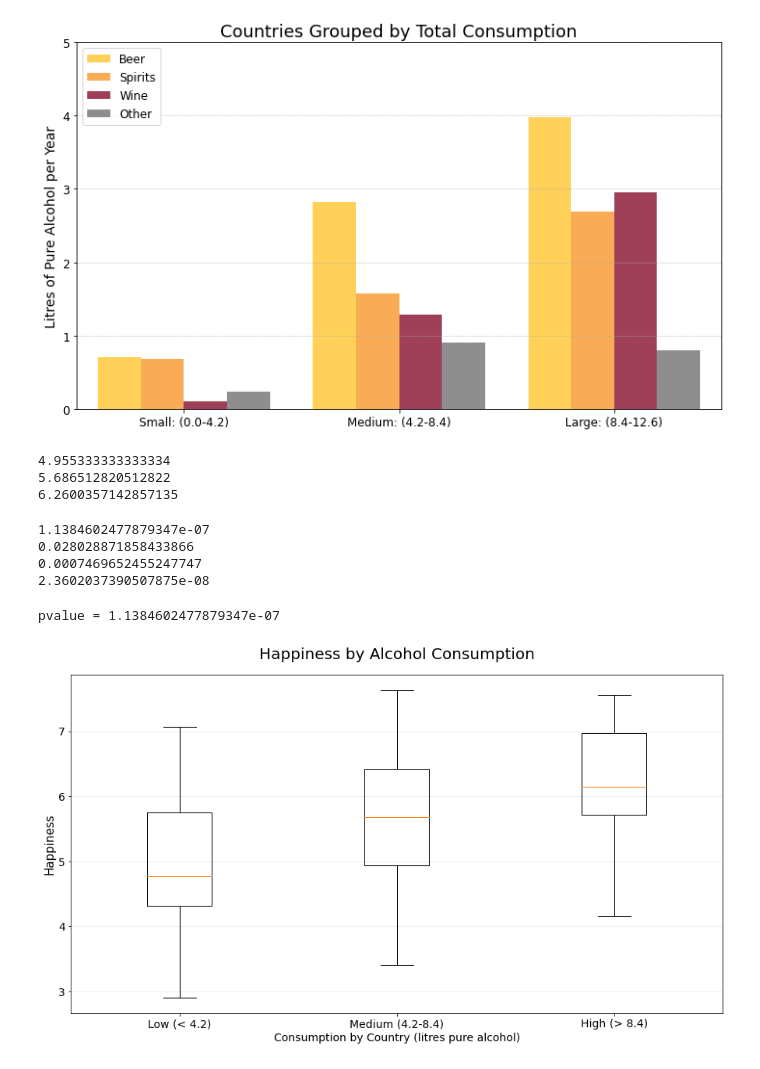
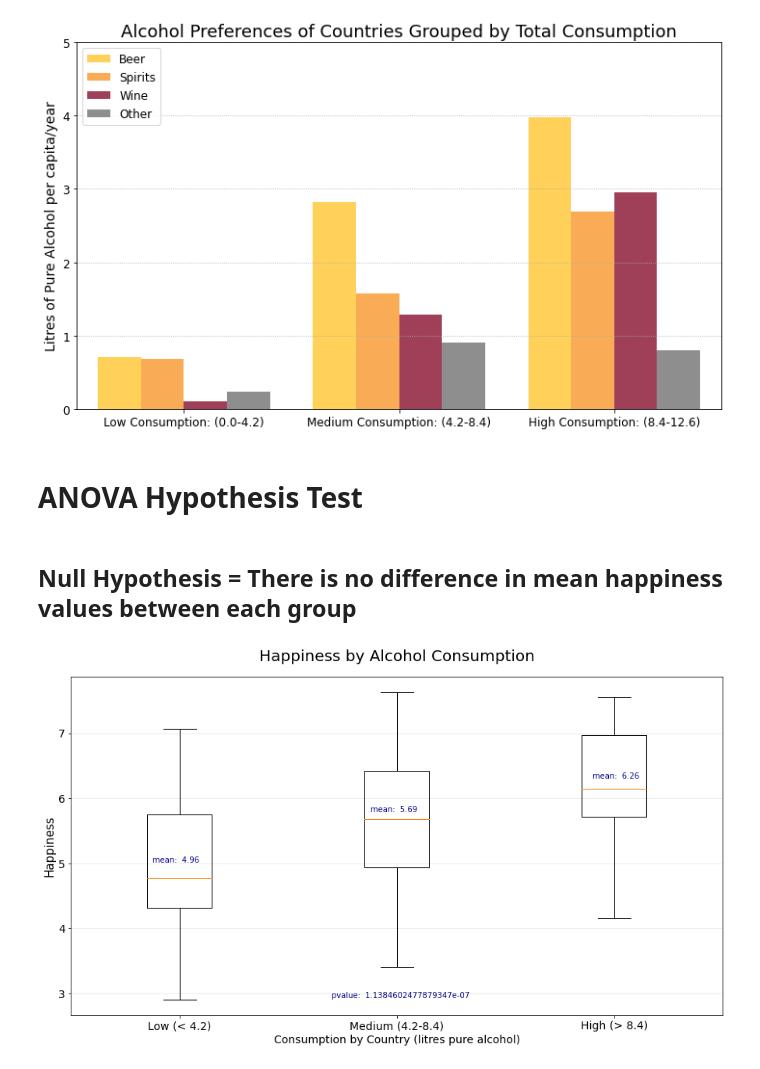
Before and after one commit to Steff-C/Project-1-Happiness-, a Jupyter notebook: Presentation Happiness vs Alcohol Consumption.ipynb, the cells around one changed output. Saved outputs shown, nothing was run; the diff lists cells and outputs as text; code cells hidden in the pictures.

```diff
--- a/Presentation Happiness vs Alcohol Consumption.ipynb
+++ b/Presentation Happiness vs Alcohol Consumption.ipynb
@@ -9,5 +20,8 @@ import seaborn as sns
 # %%
 # Load csv and preview
-final_results = pd.read_csv('output_data/alcohol_vs_happiness.csv')
+final_df = pd.read_csv('output_data/alcohol_vs_happiness.csv')
+#final_results = final_df.drop(columns=['Unnamed: 0']
+final_results = final_df[['Country', 'GDP (per capita PPP)', 'HDI', 'Life Expectancy',
+                          'Score', "All types", 'Beer', 'Spirits', 'Wine', 'Other']]
 final_results
 # %% [output]
@@ -160,9 +178,9 @@ bin_str_2 = str(all_types_min + (all_types_bin_increments * 2))
 bin_str_max = str(all_types_max)
 
 # create bin labels
-all_tyles_bin_labels = [f'Small: ({bin_str_min}-{bin_str_1})',
-                        f'Medium: ({bin_str_1}-{bin_str_2})',
-                        f'Large: ({bin_str_2}-{bin_str_max})']
+all_tyles_bin_labels = [f'Low Consumption: ({bin_str_min}-{bin_str_1})',
+                        f'Medium Consumption: ({bin_str_1}-{bin_str_2})',
+                        f'High Consumption: ({bin_str_2}-{bin_str_max})']
 print(all_tyles_bin_labels)
 
 # name bin and separate rows into bins
@@ -222,69 +244,60 @@ plt.bar([p + width for p in pos],
         alpha=0.75,
         color='#F78F1E',
         label=group_avg_df['Groups by Total Consumption'][1])
 
 plt.bar([p + width*2 for p in pos],
         group_avg_df['Average Wine'],
         width,
         alpha=0.75,
         color='#800020',
         label=group_avg_df['Groups by Total Consumption'][2])
 
 plt.bar([p + width*3 for p in pos],
         group_avg_df['Average Other'],
         width,
         alpha=0.75,
         color='#696969',
         label=group_avg_df['Groups by Total Consumption'][2])
 
 # format plot
-plt.ylabel('Litres of Pure Alcohol per Year', fontsize=14)
-plt.title('Countries Grouped by Total Consumption', fontsize=18)
+plt.ylabel('Litres of Pure Alcohol per capita/year', fontsize=14)
+plt.title('Alcohol Preferences of Countries Grouped by Total Consumption', fontsize=18)
 plt.xticks([p + 1.5 * width for p in pos])
 ax.set_xticklabels(group_avg_df['Groups by Total Consumption'], fontsize=12)
 plt.xlim(min(pos)-width, max(pos)+width*4)
 plt.tick_params(axis='y', which='major', labelsize=12)
 plt.ylim([0, 5])
 plt.legend(['Beer', 'Spirits', 'Wine', 'Other'], loc='upper left', fontsize=12)
 plt.grid(linestyle=':', axis='y')
 
 plt.savefig('output_data/groupedbar.png')
 plt.show()
 # %% [output]
-[figure, old version]
+[figure, new version]
+# %% [markdown]
+# ANOVA Hypothesis Test
+# %% [markdown]
+## Null Hypothesis = There is no difference in mean happiness values between each group
 # %%
+low_mean = low_alcohol["Score"].mean()
+med_mean = med_alcohol["Score"].mean()
+top_mean = top_alcohol["Score"].mean()
 low_alcohol = final_results.loc[final_results["All types"] < 4.2]
 med_alcohol = final_results.loc[final_results["All types"] >= 4.2]
 med_alcohol = med_alcohol.loc[med_alcohol["All types"] <= 8.4]
 top_alcohol = final_results.loc[final_results["All types"] > 8.4]
 
+all_anova = st.f_oneway(low_alcohol["Score"], med_alcohol["Score"], top_alcohol["Score"])
+all_pvalue = all_anova[1]
 
+med_top = st.f_oneway(med_alcohol["Score"], top_alcohol["Score"])
+med_top_pvalue = med_top[1]
 
-print(low_alcohol["Score"].mean())
-print(med_alcohol["Score"].mean())
-print(top_alcohol["Score"].mean())
+low_med = st.f_oneway(low_alcohol["Score"], med_alcohol["Score"])
+low_med_pvalue = low_med[1]
+
+low_top = st.f_oneway(low_alcohol["Score"], top_alcohol["Score"])
+low_top_pvalue = low_top[1]
-# %% [output]
-4.955333333333334
-5.686512820512822
-6.2600357142857135
-# %%
-all_anova = st.f_oneway(low_alcohol["Score"], med_alcohol["Score"], top_alcohol["Score"])
-all_pvalue = all_anova[1]
-print(all_pvalue)
-med_top = st.f_oneway(med_alcohol["Score"], top_alcohol["Score"])
-med_top_pvalue = med_top[1]
-print(med_top_pvalue)
-low_med = st.f_oneway(low_alcohol["Score"], med_alcohol["Score"])
-low_med_pvalue = low_med[1]
-print(low_med_pvalue)
-low_top = st.f_oneway(low_alcohol["Score"], top_alcohol["Score"])
-low_top_pvalue = low_top[1]
-print(low_top_pvalue)
-# %% [output]
-1.1384602477879347e-07
-0.028028871858433866
-0.0007469652455247747
-2.3602037390507875e-08
 # %%
 plot_final = [low_alcohol["Score"], med_alcohol["Score"], top_alcohol["Score"]]
 
@@ -296,10 +309,14 @@ plt.rcParams['font.size'] = 14
 ax1.boxplot(plot_final, labels=["Low (< 4.2)","Medium (4.2-8.4)","High (> 8.4)"])
 ax1.yaxis.grid(True, linestyle='-', which='major', color='lightgrey', alpha=0.5)
 ax1.set_axisbelow(True)
-print(f'pvalue = {all_pvalue}')
+plt.annotate(f'mean:  {round(low_mean, 2)}', xy=(.125, .45), xycoords="axes fraction", fontsize=10, color='navy')
+plt.annotate(f'mean:  {round(med_mean, 2)}', xy=(.46, .6), xycoords="axes fraction", fontsize=10, color='navy')
+plt.annotate(f'mean:  {round(top_mean, 2)}', xy=(.8, .7), xycoords="axes fraction", fontsize=10, color='navy')
+plt.annotate(f'pvalue:  {all_pvalue}', xy=(.4, .05), xycoords="axes fraction", fontsize=10, color='navy')
+
+
 # plt.savefig("../BoxWhisker.png")
 
 plt.show()
 # %% [output]
-pvalue = 1.1384602477879347e-07
-[figure, old version]
+[figure, new version]
```
Also changed, not shown: parts of 22 cells of this notebook, 1 other file.
